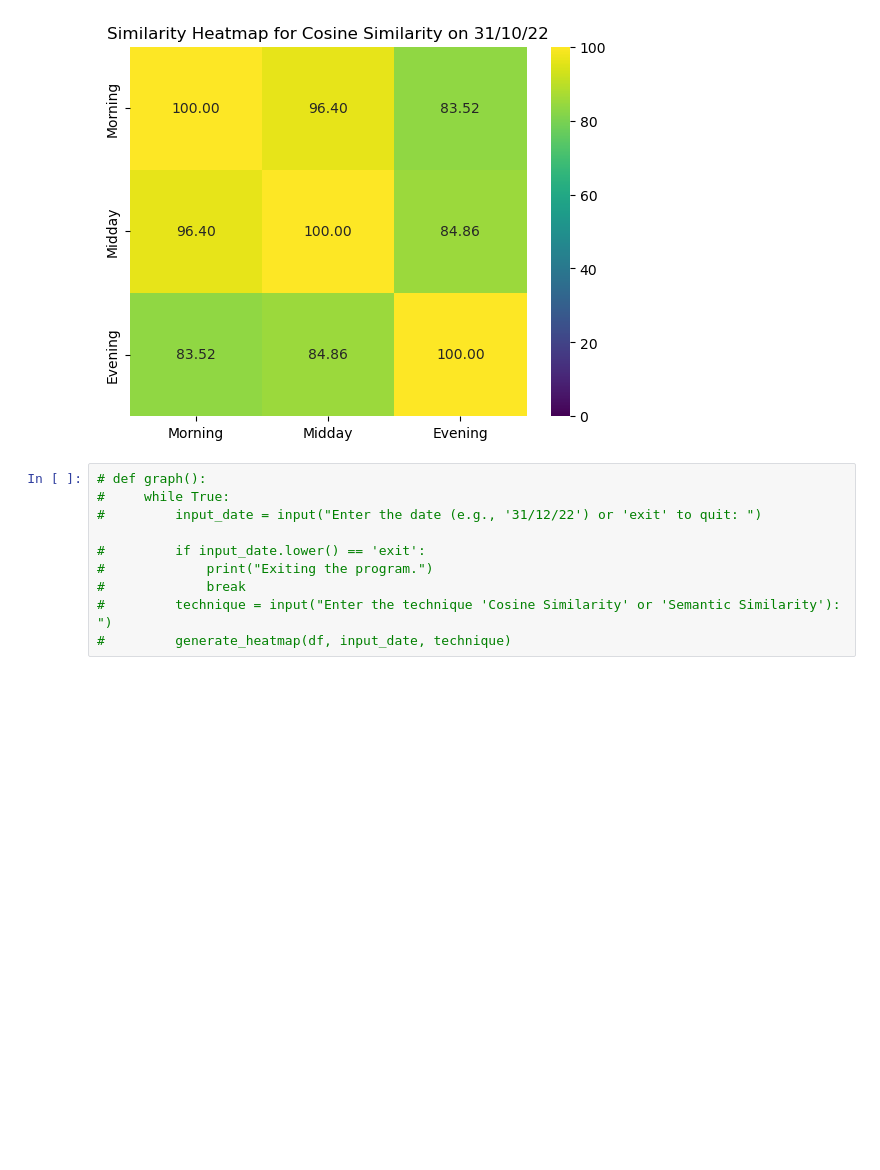
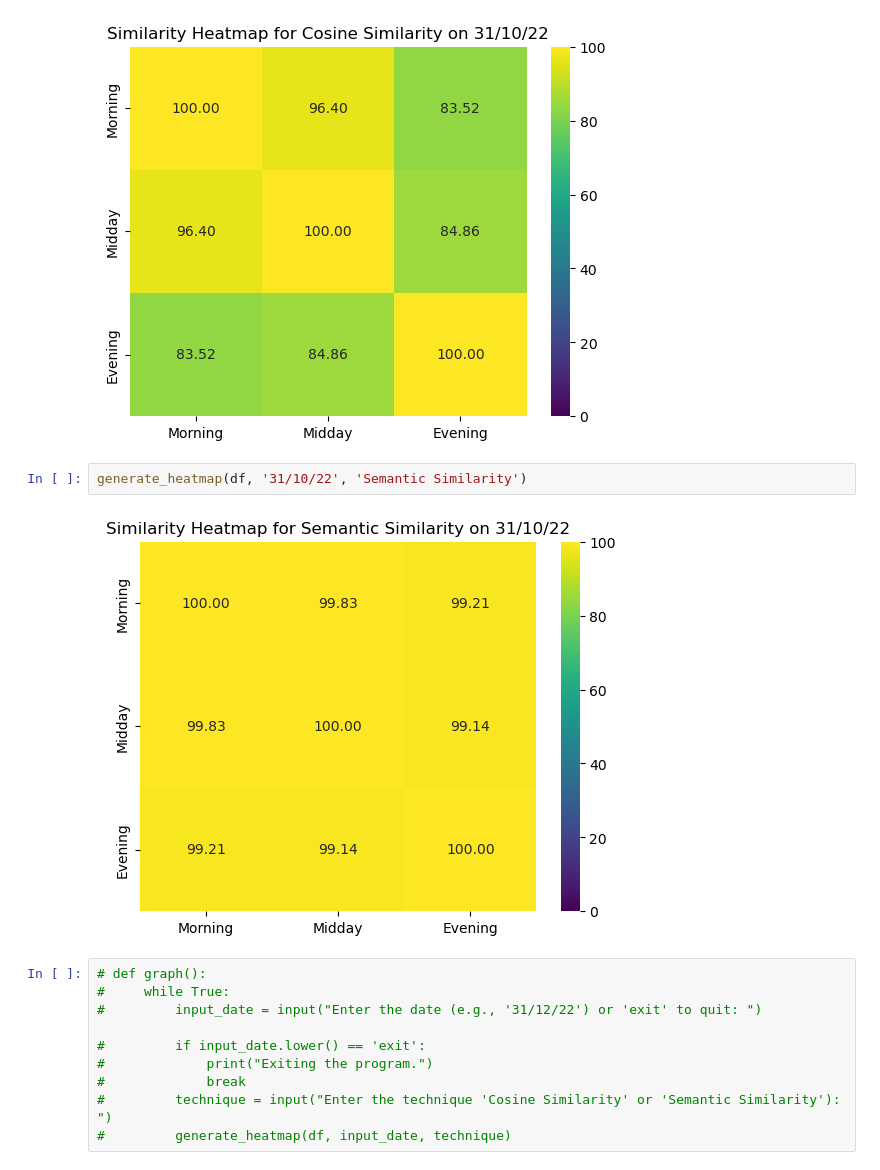
Before and after one commit to udayb3/Analysis-of-Daily-News-Bulletin, a Jupyter notebook: Graph/graph.ipynb, the cells around one changed output. Saved outputs shown, nothing was run; the diff lists cells and outputs as text; blank space fills up the shorter version.

```diff
--- a/Graph/graph.ipynb
+++ b/Graph/graph.ipynb
@@ -60,6 +60,10 @@ def generate_heatmap(df, input_date, technique):
 generate_heatmap(df, '31/10/22', 'Cosine Similarity')
 # %% [output]
 [figure]
+# %%
+generate_heatmap(df, '31/10/22', 'Semantic Similarity')
+# %% [output]
+[figure, added]
 # %%
 # def graph():
 #     while True:
```
Also changed, not shown: parts of 1 cell of this notebook.
